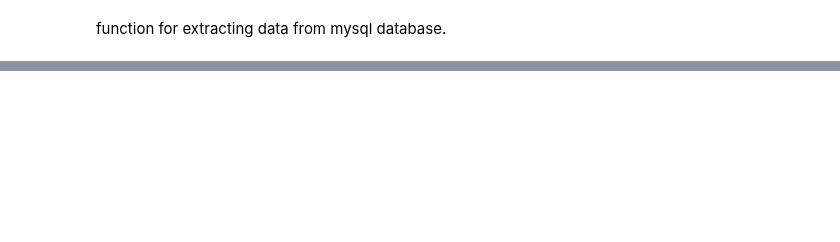
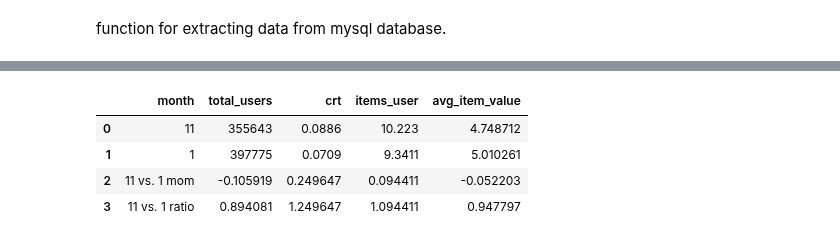
Before and after one commit to yuu1zhou/Online-cosmetics-shop-user-behavior-analysis, a Jupyter notebook: python_scripts/sql_query_in_py.ipynb, the cells around one changed output, grey strips where cells are left out. Drawn from its saved outputs; the diff is of its cells as text; code cells hidden in the pictures; blank space fills up the shorter version.

```diff
--- a/python_scripts/sql_query_in_py.ipynb
+++ b/python_scripts/sql_query_in_py.ipynb
@@ -76,0 +134,25 @@ fig.update_layout(template = 'plotly_white', xaxis_title = 'Month', yaxis_title
+# %%
+df = pd.concat([
+    query_from_file(f'{parent_dir}/sql_scripts/explore.sql',
+                '11 metrics',
+                'cosmetics_shop_data'
+),
+    query_from_file(f'{parent_dir}/sql_scripts/explore.sql',
+                '1 metrics',
+                'cosmetics_shop_data'
+)
+], axis=0)
+
+df = pd.concat([df,
+           pd.DataFrame(['11 vs. 1 mom'] + (df.iloc[0, 1:] / df.iloc[1, 1:] - 1).to_list(),
+                        index=['month', 'total_users', 'crt', 'items_user', 'avg_item_value']).transpose(),
+           pd.DataFrame(['11 vs. 1 ratio'] + (df.iloc[0, 1:] / df.iloc[1, 1:]).to_list(),
+                                   index=['month', 'total_users', 'crt', 'items_user', 'avg_item_value']).transpose()
+           ], axis=0, ignore_index= True)
+df
+# %% [output]
+|  | month | total_users | crt | items_user | avg_item_value |
+| 0 | 11 | 355643 | 0.0886 | 10.223 | 4.748712 |
+| 1 | 1 | 397775 | 0.0709 | 9.3411 | 5.010261 |
+| 2 | 11 vs. 1 mom | -0.105919 | 0.249647 | 0.094411 | -0.052203 |
+| 3 | 11 vs. 1 ratio | 0.894081 | 1.249647 | 1.094411 | 0.947797 |
```
Also changed, not shown: parts of 21 cells of this notebook, 1 other file.
